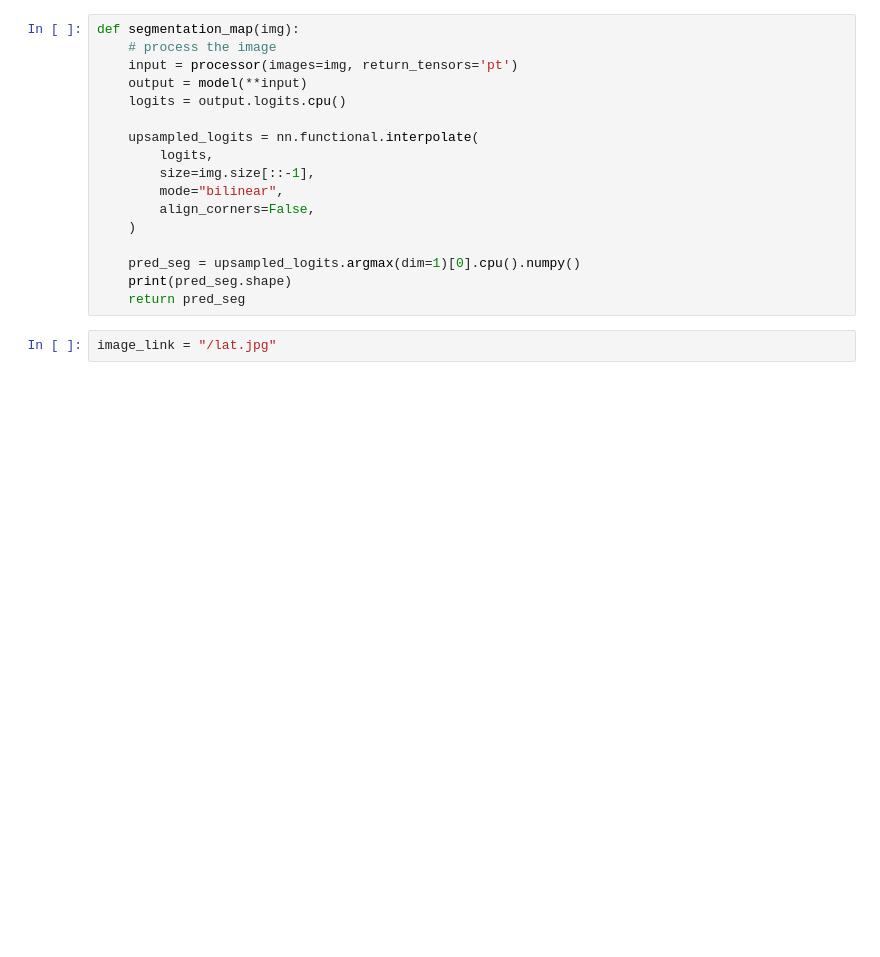
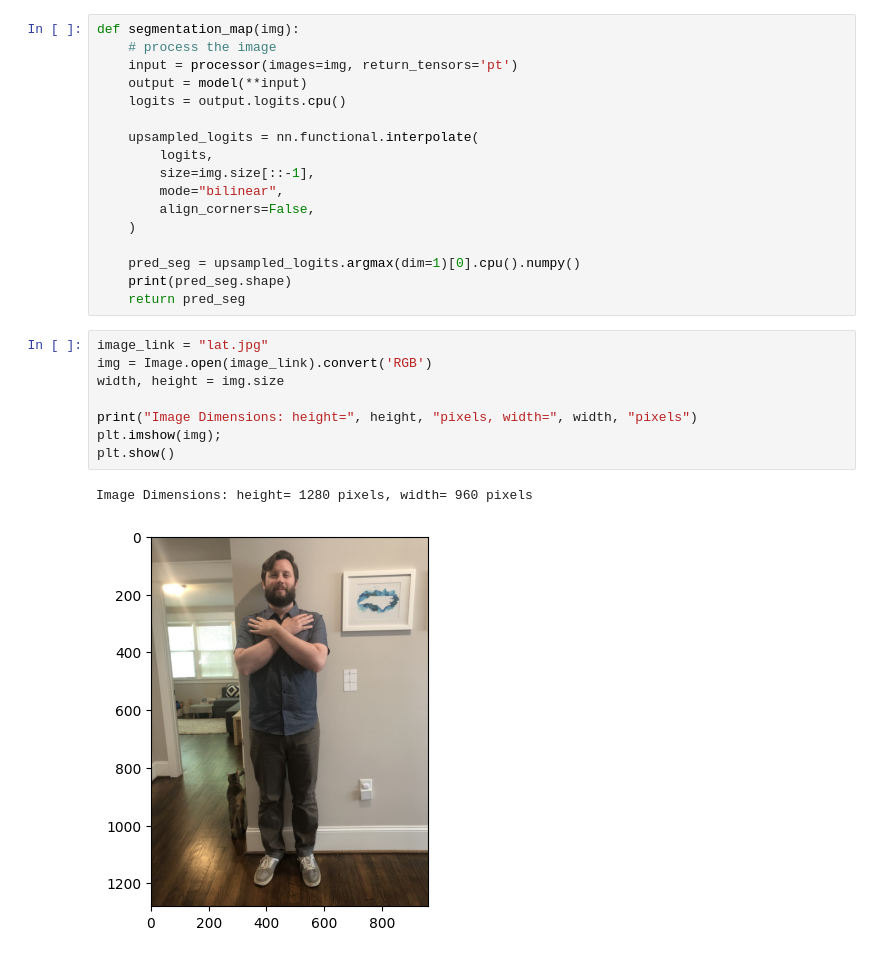
Before and after one commit to yankunm/Body_Dimension, a Jupyter notebook: pipeline.ipynb, the cells around one changed output. Saved outputs shown, nothing was run; the diff lists cells and outputs as text; blank space fills up the shorter version.

```diff
--- a/pipeline.ipynb
+++ b/pipeline.ipynb
@@ -28,5 +31,14 @@ def segmentation_map(img):
     pred_seg = upsampled_logits.argmax(dim=1)[0].cpu().numpy()
     print(pred_seg.shape)
     return pred_seg
-# %%
-image_link = "/lat.jpg"
+# %%
+image_link = "lat.jpg"
+img = Image.open(image_link).convert('RGB')
+width, height = img.size
+
+print("Image Dimensions: height=", height, "pixels, width=", width, "pixels")
+plt.imshow(img);
+plt.show()
+# %% [output]
+Image Dimensions: height= 1280 pixels, width= 960 pixels
+[figure, added]
```
Also changed, not shown: parts of 9 cells of this notebook.
